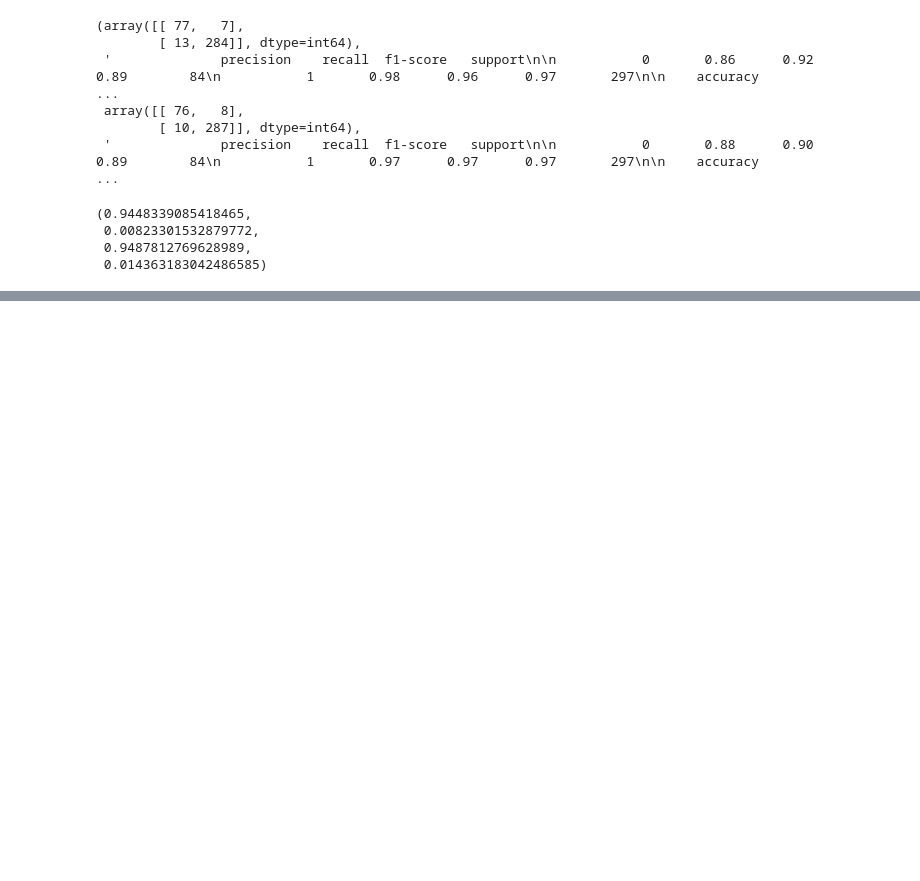
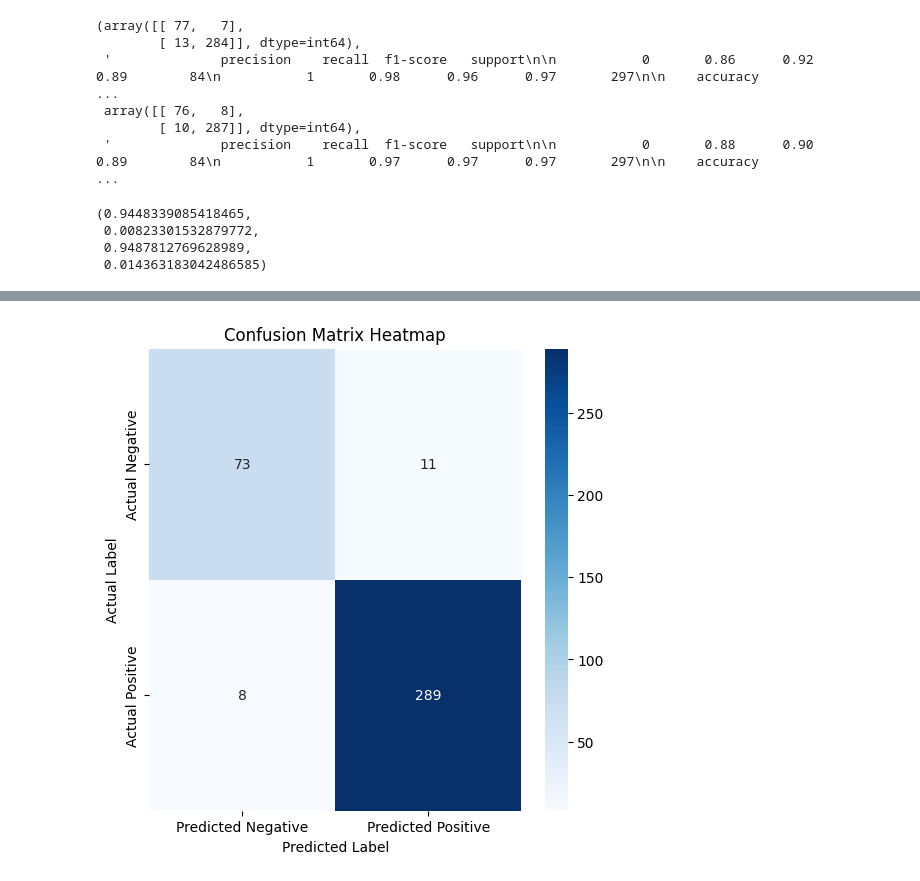
Before and after one commit to GirmaSis/Integrative-Machine-Learning-Analysis-of-Genomic-and-Clinical-Data-for-Breast-Cancer, a Jupyter notebook: Breast_Cancer_METABRIC_Data_Analysis_ori.ipynb, the cells around one changed output, grey strips where cells are left out. Drawn from its saved outputs; the diff is of its cells as text; code cells hidden in the pictures; blank space fills up the shorter version.

```diff
--- a/Breast_Cancer_METABRIC_Data_Analysis_ori.ipynb
+++ b/Breast_Cancer_METABRIC_Data_Analysis_ori.ipynb
@@ -304,0 +415,14 @@ gbm_cv_mean, gbm_cv_std = np.mean(gbm_cv_scores), np.std(gbm_cv_scores)
+# %%
+import seaborn as sns
+from sklearn.metrics import confusion_matrix
+
+cm = confusion_matrix(y_test, y_test_pred)  # Assuming y_test and y_test_pred are defined
+
+plt.figure(figsize=(6, 6))
+sns.heatmap(cm, annot=True, fmt="d", cmap="Blues", xticklabels=['Predicted Negative', 'Predicted Positive'], yticklabels=['Actual Negative', 'Actual Positive'])
+plt.ylabel('Actual Label')
+plt.xlabel('Predicted Label')
+plt.title('Confusion Matrix Heatmap')
+plt.show()
+# %% [output]
+[figure, added]
```
Also changed, not shown: parts of 13 cells of this notebook, 3 other files.
